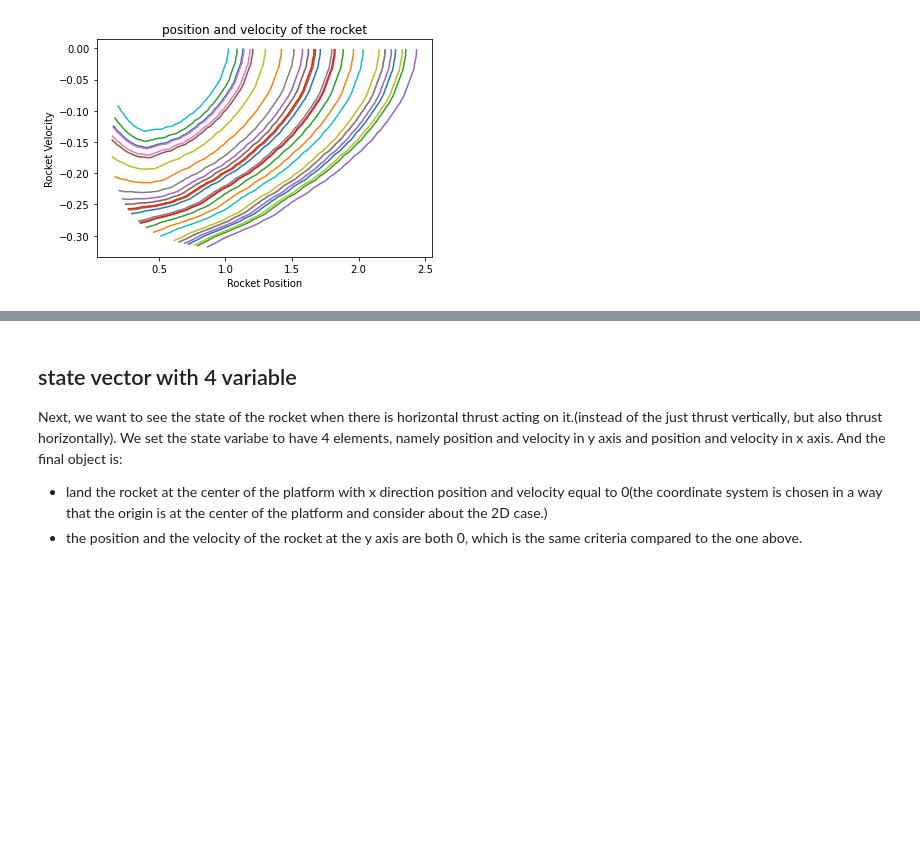
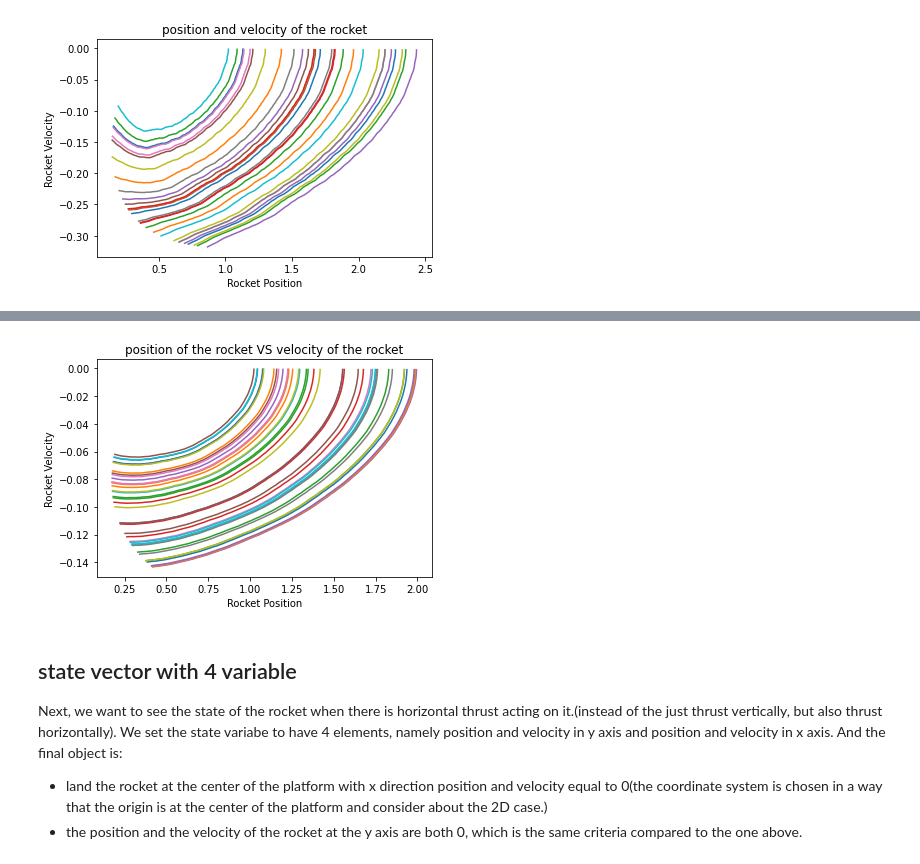
Before and after one commit to s-xue-best/MAE-598-Project1-, a Jupyter notebook: Sida Xue MAE 598 Project1 .ipynb, the cells around one changed output, grey strips where cells are left out. Drawn from its saved outputs; the diff is of its cells as text; code cells hidden in the pictures; blank space fills up the shorter version.

```diff
--- a/Sida Xue MAE 598 Project1 .ipynb
+++ b/Sida Xue MAE 598 Project1 .ipynb
@@ -254,0 +265,12 @@ o.train(40)
+# %%
+T = 200 # time steps
+dim_input = 2  # state space dimensions
+dim_hidden = 6  # latent dimensions
+dim_output = 1  # action space dimensions
+low_b_noise, up_b_noise = (-1e-3, 1e-3)
+d = Dynamics()  # define dynamics
+c = Controller(dim_input, dim_hidden, dim_output)  # control input, created by neural networks
+s = Simulation(c, d, T,  low_b_noise, up_b_noise)  #simulation define the controller,dynamics,time steps and noise boundary
+o = Optimize(s)  # optimizer
+o.train(40)
+# %% [output]
@@ -255,3 +294,4 @@ o.train(40)
+[figure, added]
 # %% [markdown]
 ## state vector with 4 variable
 Next, we want to see the state of the rocket when there is horizontal thrust acting on it.(instead of the just thrust vertically, but also thrust horizontally). We set the state variabe to have 4 elements, namely position and velocity in y axis and position and velocity in x axis.
```
Also changed, not shown: parts of 9 cells of this notebook.
